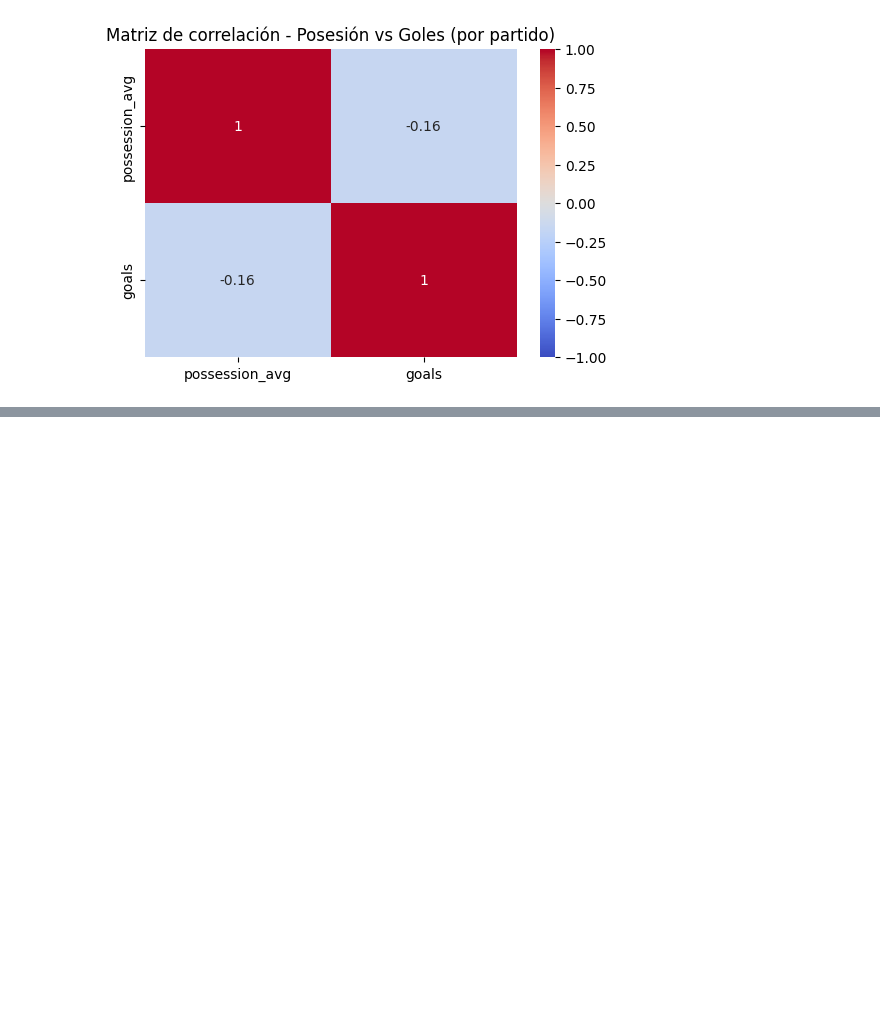
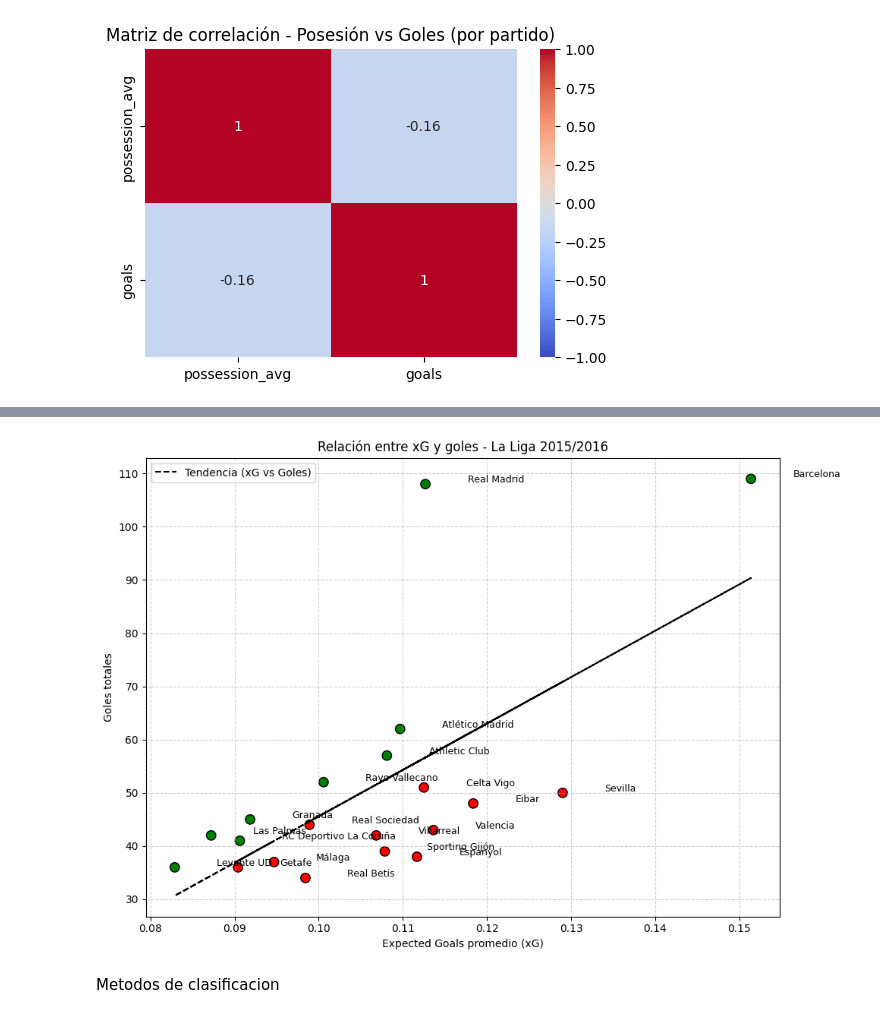
Before and after one commit to VainstubTomas/Aprendizaje_Automatico_Grandes_Datos, a Jupyter notebook: main.ipynb, the cells around one changed output, grey strips where cells are left out. Saved outputs shown, nothing was run; the diff lists cells and outputs as text; code cells hidden in the pictures; blank space fills up the shorter version.

```diff
--- a/main.ipynb
+++ b/main.ipynb
@@ -369,0 +428,50 @@ plt.show()
+# %%
+# 1. Filtrar solo La Liga 2015/2016 en matches
+matches_2015 = matches_df[(matches_df['competition_id']==11) & (matches_df['season_id']==27)].copy()
+
+# 2. Unir con events para traer los eventos de esos partidos
+season_2015 = events_df.merge(
+    matches_2015[['match_id','season_id','competition_id','home_team','away_team']],
+    on='match_id', how='inner'
+)
+
+# 3. Crear columna binaria de goles
+season_2015['is_goal'] = (season_2015['shot_outcome'] == 'Goal').astype(int)
+
+# 4. Agrupar por equipo
+team_stats_2015 = season_2015.groupby('team').agg(
+    goals=('is_goal','sum'),
+    avg_xG=('shot_statsbomb_xg','mean')
+).reset_index()
+
+# --- Graficar dispersión ---
+x = team_stats_2015['avg_xG']
+y = team_stats_2015['goals']
+
+plt.figure(figsize=(10,7))
+
+# 5. Línea de regresión lineal
+m, b = np.polyfit(x, y, 1)  # pendiente y ordenada
+plt.plot(x, m*x + b, color="black", linestyle="--", label="Tendencia (xG vs Goles)")
+
+# 6. Asignar color según rendimiento
+colors = ['green' if actual > (m*exp + b) else 'red' for exp, actual in zip(x, y)]
+
+plt.scatter(x, y, c=colors, s=80, edgecolors="k")
+
+# 7. Etiquetas con nombres completos
+for i, row in team_stats_2015.iterrows():
+    plt.text(row['avg_xG']+0.005, row['goals']+0.3, row['team'], fontsize=9)
+
+# Personalización
+plt.xlabel("Expected Goals promedio (xG)")
+plt.ylabel("Goles totales")
+plt.title("Relación entre xG y goles - La Liga 2015/2016")
+plt.legend()
+plt.grid(True, linestyle="--", alpha=0.6)
+plt.tight_layout()
+plt.show()
+# %% [output]
+[figure, added]
+# %% [markdown]
+Metodos de clasificacion
```
Also changed, not shown: parts of 22 cells of this notebook.
